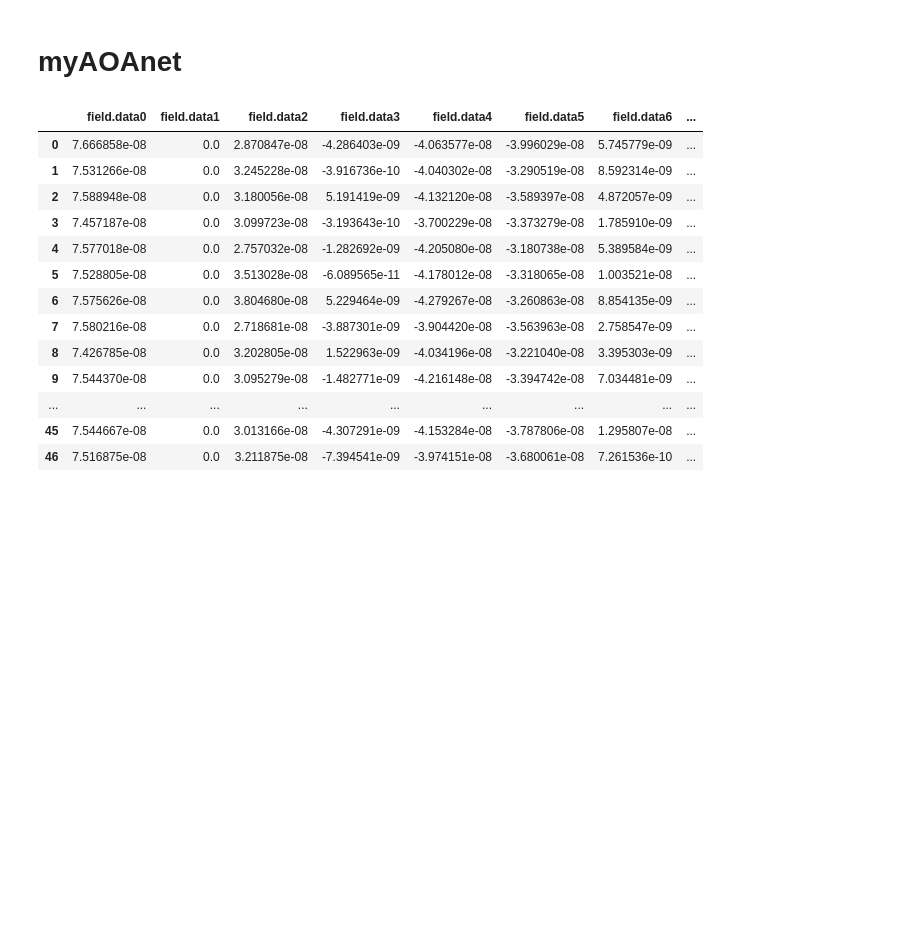
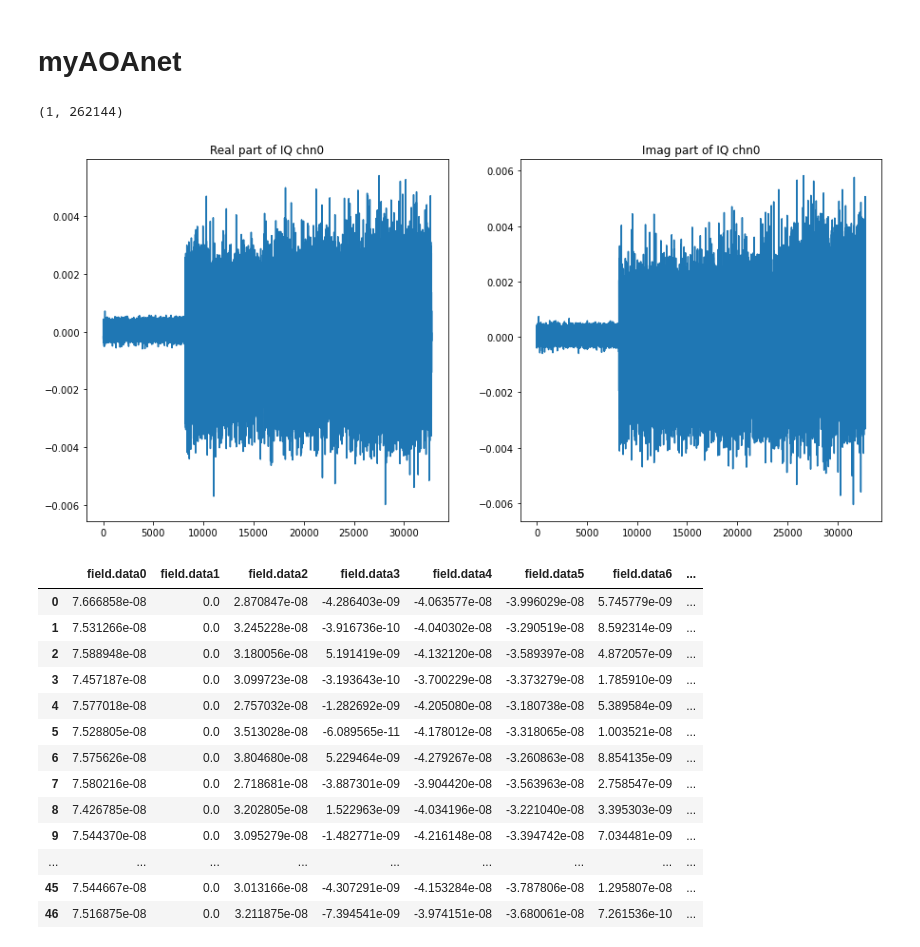
Before and after one commit to zdai257/DeepAOANet, a Jupyter notebook: myAOAnet.ipynb, the cells around one changed output. Cells and saved outputs as stored; diff of their text form; code cells hidden in the pictures; blank space fills up the shorter version.

```diff
--- a/myAOAnet.ipynb
+++ b/myAOAnet.ipynb
@@ -16,6 +16,24 @@ from sklearn.model_selection import train_test_split, GridSearchCV
 from sklearn.preprocessing import StandardScaler, LabelEncoder, MinMaxScaler, OneHotEncoder
 from sklearn.metrics import confusion_matrix, classification_report, mean_squared_error, mean_absolute_error, accuracy_score
 %matplotlib inline
+# %%
+iq_data0 = pd.read_csv(join('data_1606', 'log.csv'), sep=',', header=0)
+# %%
+iq_data = iq_data0.drop(iq_data0.columns[[index for index in range(11)]], axis = 1, inplace = False)
+iq_data.shape
+# %% [output]
+(1, 262144)
+# %%
+iq_arr = iq_data.to_numpy().reshape(32768, 4, 2)
+# %%
+fig0 ,ax0 = plt.subplots(1, 2,figsize=(15,7))
+ax0[0].plot(iq_arr[:, 0, 0])
+ax0[0].set_title("Real part of IQ chn0")
+ax0[1].plot(iq_arr[:, 0, 1])
+ax0[1].set_title("Imag part of IQ chn0")
+plt.show()
+# %% [output]
+[figure, added]
 # %%
 data_dir = 'data_1606'
 aoa_dict = {}
```
Also changed, not shown: 5 other files.
